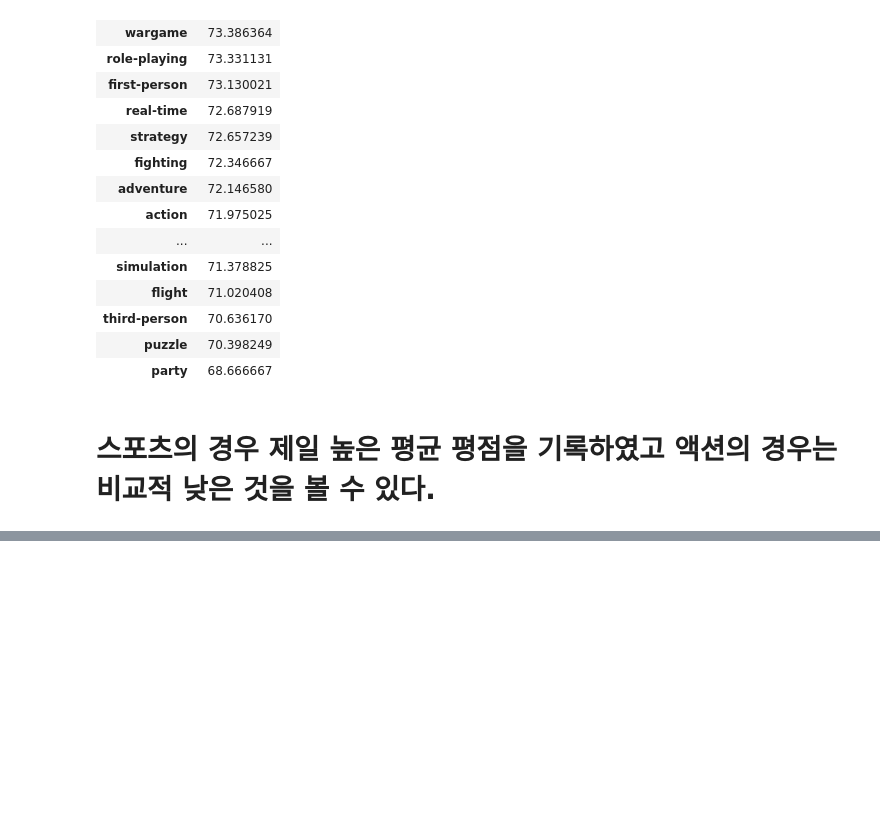
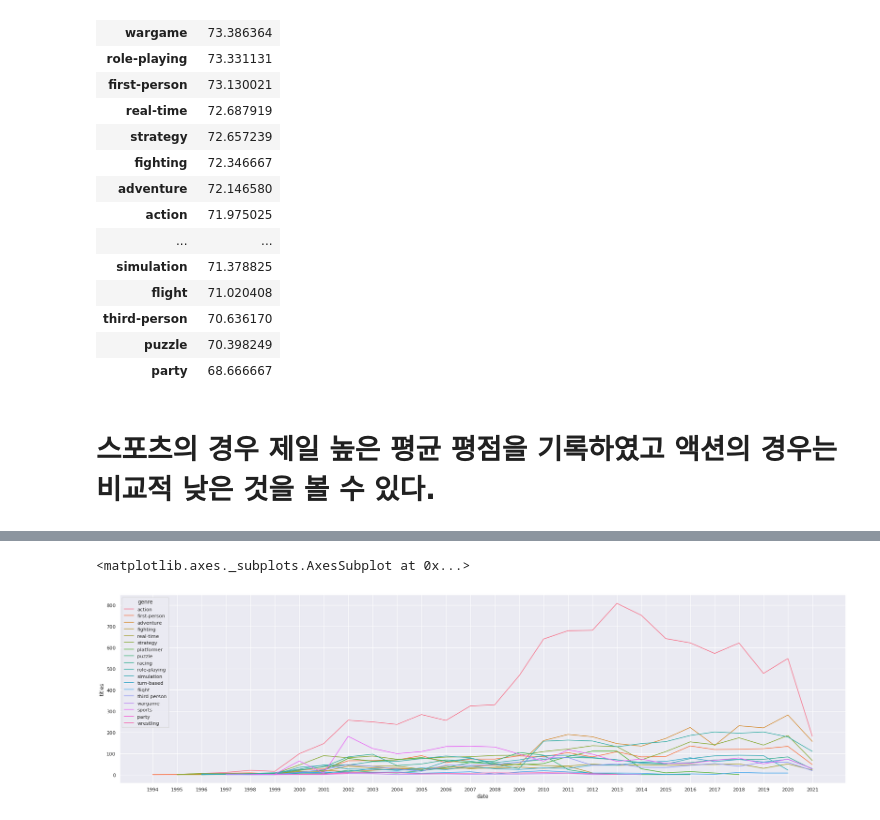
Before and after one commit to youngwoo3283/codestates_section1_project, a Jupyter notebook: section1_project.ipynb, the cells around one changed output, grey strips where cells are left out. Saved outputs shown, nothing was run; the diff lists cells and outputs as text; code cells hidden in the pictures; blank space fills up the shorter version.

```diff
--- a/section1_project.ipynb
+++ b/section1_project.ipynb
@@ -630 +625,8 @@ df_meta['userscore'].isnull().sum() / df_meta.shape[0]
+# %%
+#date를 year만 표시하도록 바꿈
+def parse(x):
+  temp = x.split(',')[1].strip()
+  return temp
+
+df_meta.date = df_meta.date.apply(func = parse)
 # %%
@@ -658,0 +668,5 @@ df_meta.groupby('genre').mean().sort_values('metascore',ascending = False)
+# %%
+#기존에 userscore는 결측치가 있었다.
+#년도별 장르의 개수 확인을 통한 트렌드 확인
+df_meta_count = df_meta.groupby(['date','genre']).count()
+df_meta_count.tail()
@@ -658,0 +696,5 @@ df_meta.groupby('genre').mean().sort_values('metascore',ascending = False)
+# %%
+sns.lineplot(x= 'date',y = 'titles',hue = 'genre',data = df_meta_count)
+# %% [output]
+<matplotlib.axes._subplots.AxesSubplot at 0x...>
+[figure, added]
```
Also changed, not shown: parts of 14 cells of this notebook.
